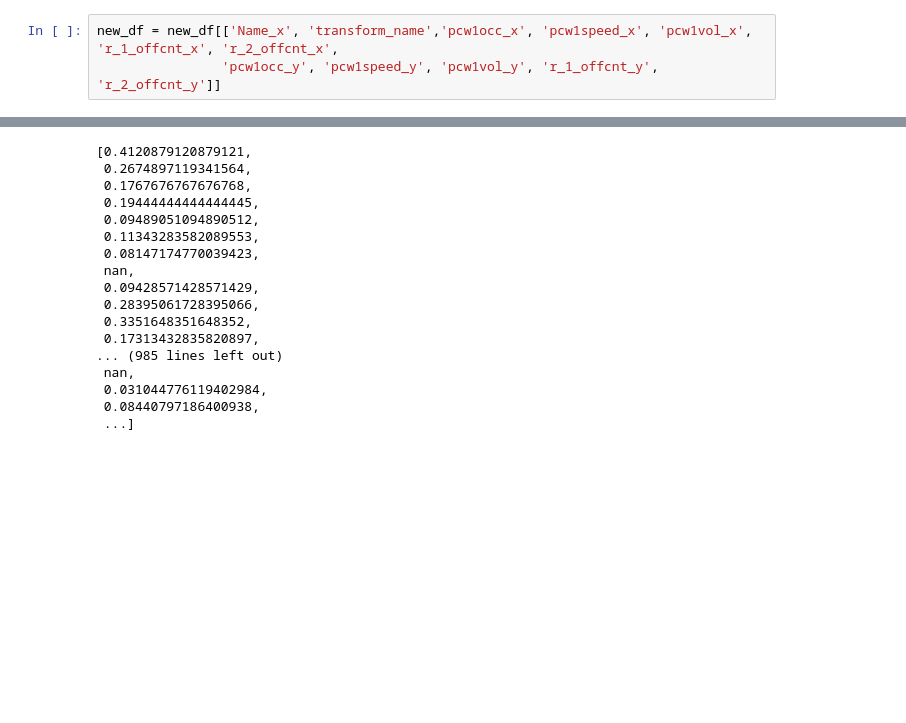
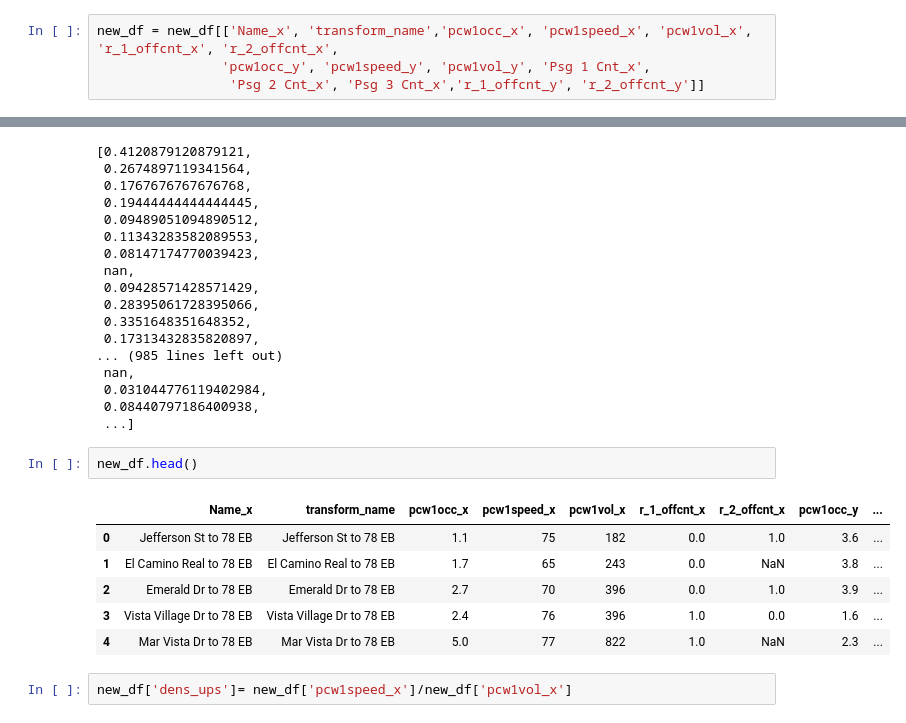
Before and after one commit to amuamushu/ai_transportation, a Jupyter notebook: paper_calc.ipynb, the cells around one changed output, grey strips where cells are left out. Saved outputs shown, nothing was run; the diff lists cells and outputs as text; blank space fills up the shorter version.

```diff
--- a/paper_calc.ipynb
+++ b/paper_calc.ipynb
@@ -170,7 +170,8 @@ new_df.head(30)
 | 29 | 2021/02/11 | 05:34:00 | 24 | 78 | EB | Emerald Dr to 78 EB | 4.474 | 2.2 | 64 | ... |
 # %%
 new_df = new_df[['Name_x', 'transform_name','pcw1occ_x', 'pcw1speed_x', 'pcw1vol_x', 'r_1_offcnt_x', 'r_2_offcnt_x',
-                'pcw1occ_y', 'pcw1speed_y', 'pcw1vol_y', 'r_1_offcnt_y', 'r_2_offcnt_y']]
+                'pcw1occ_y', 'pcw1speed_y', 'pcw1vol_y', 'Psg 1 Cnt_x',
+                 'Psg 2 Cnt_x', 'Psg 3 Cnt_x','r_1_offcnt_y', 'r_2_offcnt_y']]
 # %%
 new_df
 # %% [output]
@@ -220,3 +221,14 @@ density_downstream
  0.031044776119402984,
  0.08440797186400938,
  ...]
+# %%
+new_df.head()
+# %% [output]
+|  | Name_x | transform_name | pcw1occ_x | pcw1speed_x | pcw1vol_x | r_1_offcnt_x | r_2_offcnt_x | pcw1occ_y | ... |
+| 0 | Jefferson St to 78 EB | Jefferson St to 78 EB | 1.1 | 75 | 182 | 0.0 | 1.0 | 3.6 | ... |
+| 1 | El Camino Real to 78 EB | El Camino Real to 78 EB | 1.7 | 65 | 243 | 0.0 | NaN | 3.8 | ... |
+| 2 | Emerald Dr to 78 EB | Emerald Dr to 78 EB | 2.7 | 70 | 396 | 0.0 | 1.0 | 3.9 | ... |
+| 3 | Vista Village Dr to 78 EB | Vista Village Dr to 78 EB | 2.4 | 76 | 396 | 1.0 | 0.0 | 1.6 | ... |
+| 4 | Mar Vista Dr to 78 EB | Mar Vista Dr to 78 EB | 5.0 | 77 | 822 | 1.0 | NaN | 2.3 | ... |
+# %%
+new_df['dens_ups']= new_df['pcw1speed_x']/new_df['pcw1vol_x']
```
Also changed, not shown: parts of 39 cells of this notebook, 1 other file.
